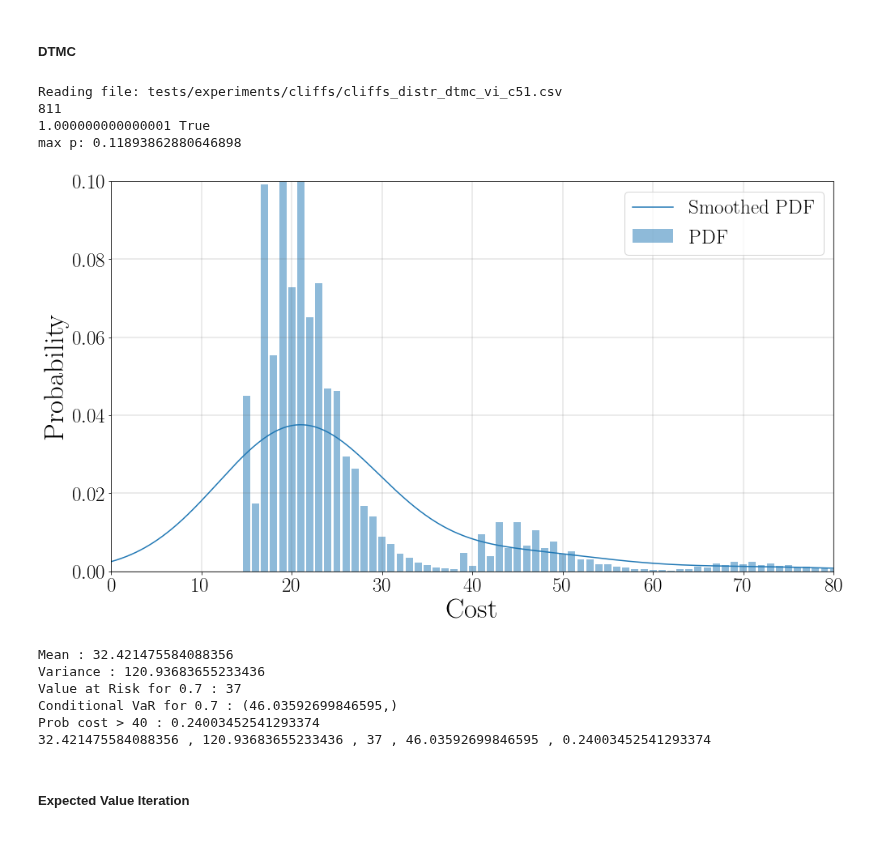
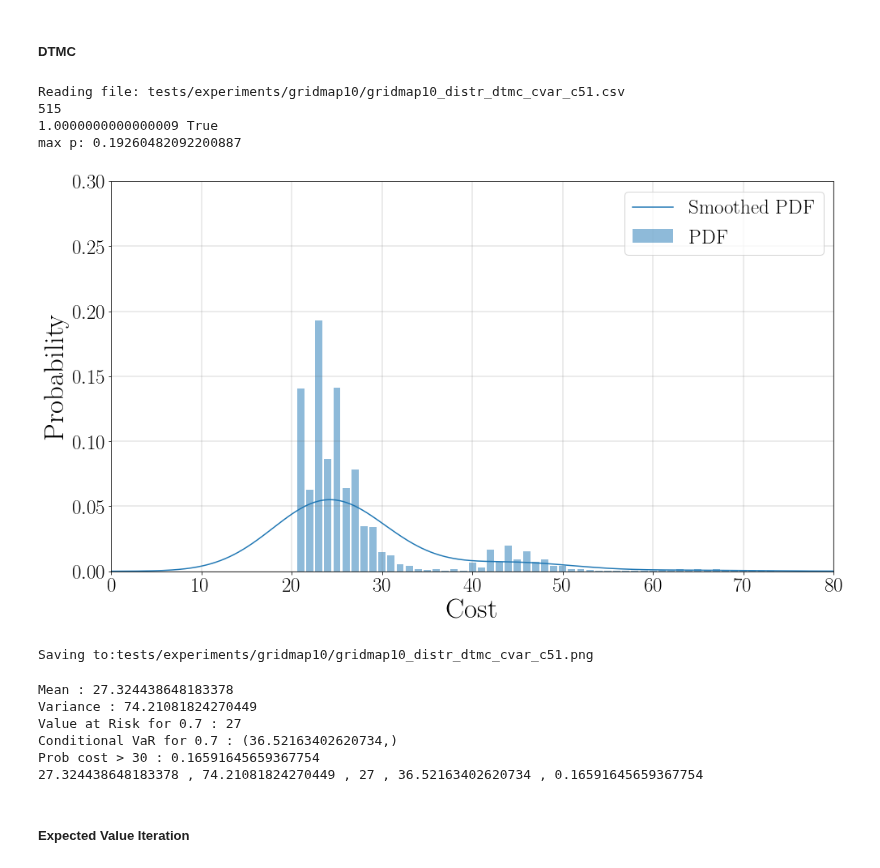
Before and after one commit to yannikschnitzer/prism, a Jupyter notebook: prism/distr.ipynb, the cells around one changed output. Drawn from its saved outputs; the diff is of its cells as text; code cells hidden in the pictures.

Commit message:
Modified gridmap 10 slightly to highlight different policies. + add uav model. right now since vmax for uav > 500. CVaR uav needs extra heap mem.

```diff
--- a/prism/distr.ipynb
+++ b/prism/distr.ipynb
@@ -60,13 +60,15 @@ matplotlib.rcParams.update({
 })
 graphsize = 35
 file_path = 'tests/experiments/'
-experiment_name='cliffs'
+experiment_name='gridmap10'
 alg_type = 'vi' # Used only for the DTMC graph
 rep_type = 'c51'
 save_graphs = False
 # %%
 alpha=0.7
-thresh=40
+thresh=30
+xmax = 80
+ymax=0.3
 # %% [markdown]
 ## Graphs
 # %% [markdown]
@@ -79,40 +81,41 @@ rx = dist['r'].to_numpy()
 rp = dist['p'].to_numpy()
 n = np.max(np.where(rp > 1e-20))
 rx = rx[0:n+1]
 rp = rp[0:n+1]
 # z = z[0:n+1]
 print(n)
 print(np.sum(rp), np.allclose(np.sum(rp), 1))
 print("max p:", np.max(rp))
 distr = scipy.stats.rv_discrete(values=(rx, rp))
 # h = plt.bar(rx, rp, alpha=0.5)
 fig = plt.figure(figsize=(14,8))
 h = plt.bar(rx, distr.pmf(rx), alpha=0.5, label='PDF')
 kernel = scipy.stats.gaussian_kde(rx, weights=rp)
 range = np.arange(0, n, 0.1)
 plt.plot(range, kernel(range), label='Smoothed PDF')
-plt.xlim([0,80])
-plt.ylim([0,0.1])
+plt.xlim([0,xmax])
+plt.ylim([0,ymax])
 
 plt.legend(loc='upper right', fontsize=graphsize-10)
 plt.tick_params(axis='both', which='major', labelsize=graphsize-10)
 plt.ticklabel_format(axis='both')
 plt.xlabel('Cost', fontsize=graphsize)
 plt.ylabel('Probability', fontsize=graphsize)
 plt.grid(b=True, which='major', color='#666666', linestyle='-', linewidth=0.25)
 plt.tight_layout()
 plt.show()
 # plt.fill_between(range, kernel(range))
 
 if save_graphs:
     print('Saving to:'+file_path+experiment_name+'/'+experiment_name+'_distr_dtmc_'+alg_type+'_'+rep_type+".png")
     fig.savefig(file_path+experiment_name+'/'+experiment_name+'_distr_dtmc_'+alg_type+'_'+rep_type+".png", transparent=True, dpi=400)
 # %% [output]
-Reading file: tests/experiments/cliffs/cliffs_distr_dtmc_vi_c51.csv
-811
-1.000000000000001 True
-max p: 0.11893862880646898
+Reading file: tests/experiments/gridmap10/gridmap10_distr_dtmc_cvar_c51.csv
+515
+1.0000000000000009 True
+max p: 0.19260482092200887
-[figure, old version]
+[figure, new version]
+Saving to:tests/experiments/gridmap10/gridmap10_distr_dtmc_cvar_c51.png
 # %%
 print(f"Mean : {weighted_mean(rx, rp)}")
 print(f"Variance : {variance(rx, rp)}")
@@ -122,12 +125,12 @@ print(f"Conditional VaR for {alpha} : {CVaR(rx, rp, var_dtmc, alpha),}")
 print(f"Prob cost > {thresh} : {prob_threshold(rx, rp, thresh)}")
 print(weighted_mean(rx, rp),",",variance(rx, rp),",",var_dtmc,",", CVaR(rx, rp, var_dtmc, alpha),",",prob_threshold(rx, rp, thresh))
 # %% [output]
-Mean : 32.421475584088356
-Variance : 120.93683655233436
-Value at Risk for 0.7 : 37
-Conditional VaR for 0.7 : (46.03592699846595,)
-Prob cost > 40 : 0.24003452541293374
-32.421475584088356 , 120.93683655233436 , 37 , 46.03592699846595 , 0.24003452541293374
+Mean : 27.324438648183378
+Variance : 74.21081824270449
+Value at Risk for 0.7 : 27
+Conditional VaR for 0.7 : (36.52163402620734,)
+Prob cost > 30 : 0.16591645659367754
+27.324438648183378 , 74.21081824270449 , 27 , 36.52163402620734 , 0.16591645659367754
 # %% [markdown]
 ##### Expected Value Iteration
 # %%
```
Also changed, not shown: parts of 5 cells of this notebook, 4 other files.
